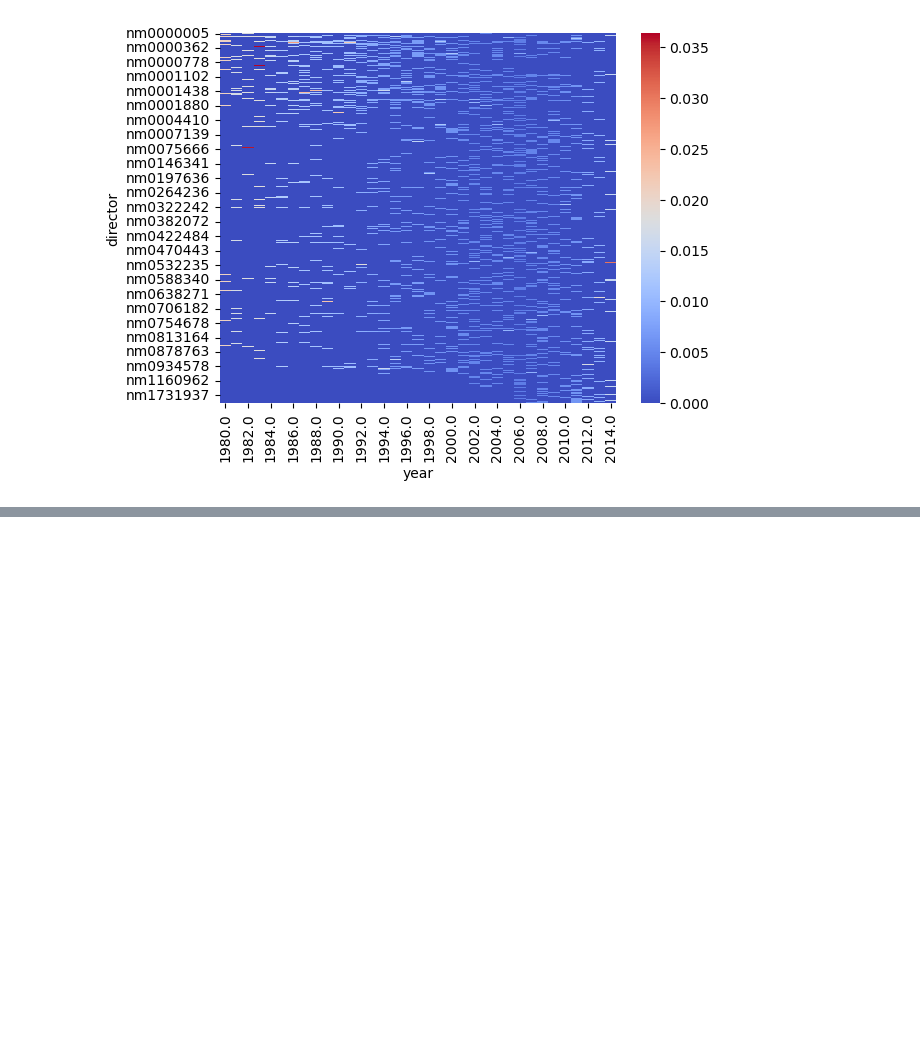
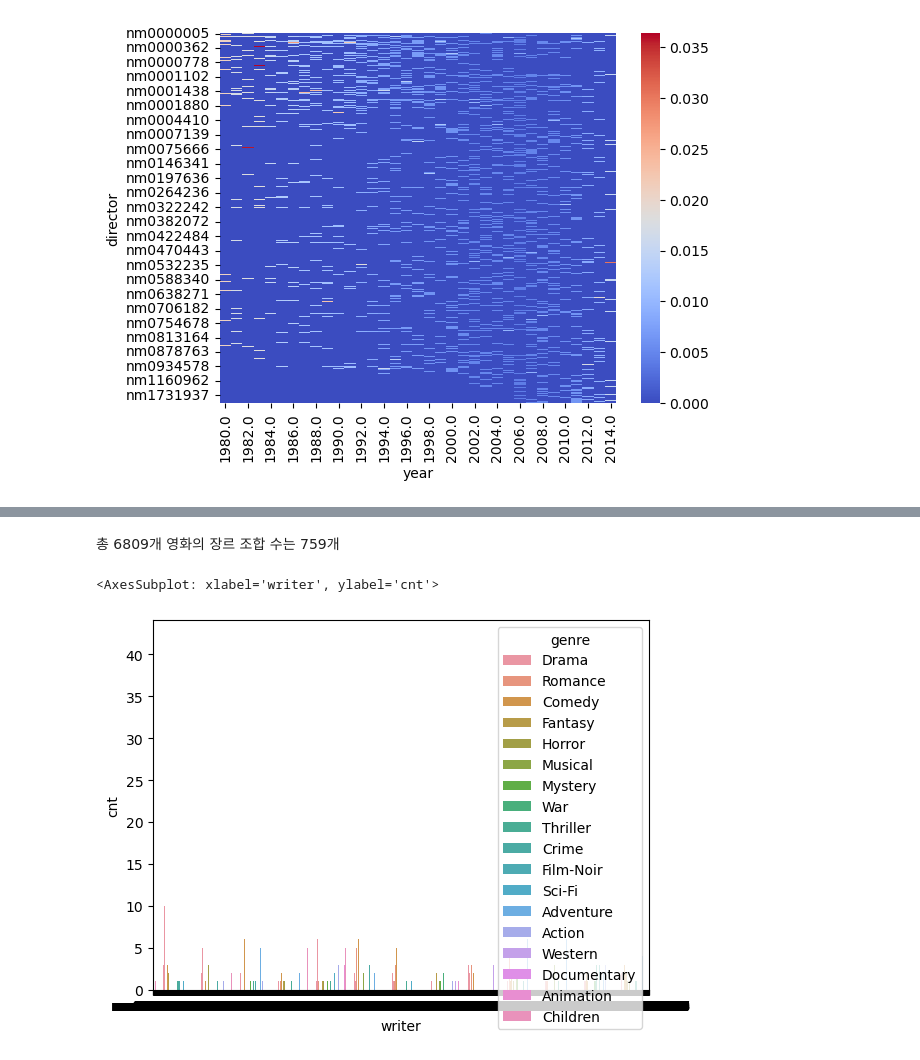
Before and after one commit to boostcampaitech4lv23recsys1/level2_movierecommendation_recsys-level2-recsys-05, a Jupyter notebook: eda/EDA_msk.ipynb, the cells around one changed output, grey strips where cells are left out. Drawn from its saved outputs; the diff is of its cells as text; code cells hidden in the pictures; blank space fills up the shorter version.

```diff
--- a/eda/EDA_msk.ipynb
+++ b/eda/EDA_msk.ipynb
@@ -490,0 +536,10 @@ sns.heatmap(ratio_director_by_year,cmap='coolwarm')
+# %% [markdown]
+총 6809개 영화의 장르 조합 수는 759개
+# %%
+writer_to_genre = writer_data.merge(genre_data, how='left', on='item')
+# %%
+writer_to_genre.groupby('writer')['genre'].value_counts().rename('cnt').reset_index()
+sns.barplot(x='writer', y='cnt', data=writer_to_genre.groupby('writer')['genre'].value_counts().rename('cnt').reset_index(), hue='genre')
+# %% [output]
+<AxesSubplot: xlabel='writer', ylabel='cnt'>
+[figure, added]
```
Also changed, not shown: parts of 12 cells of this notebook.
